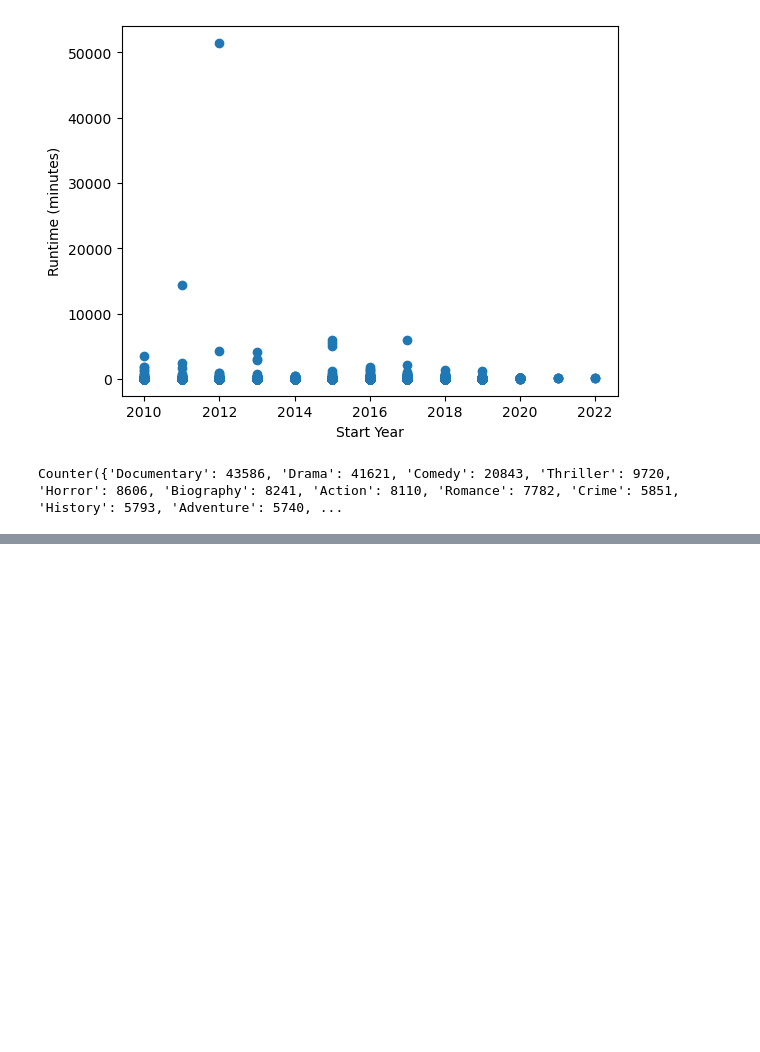
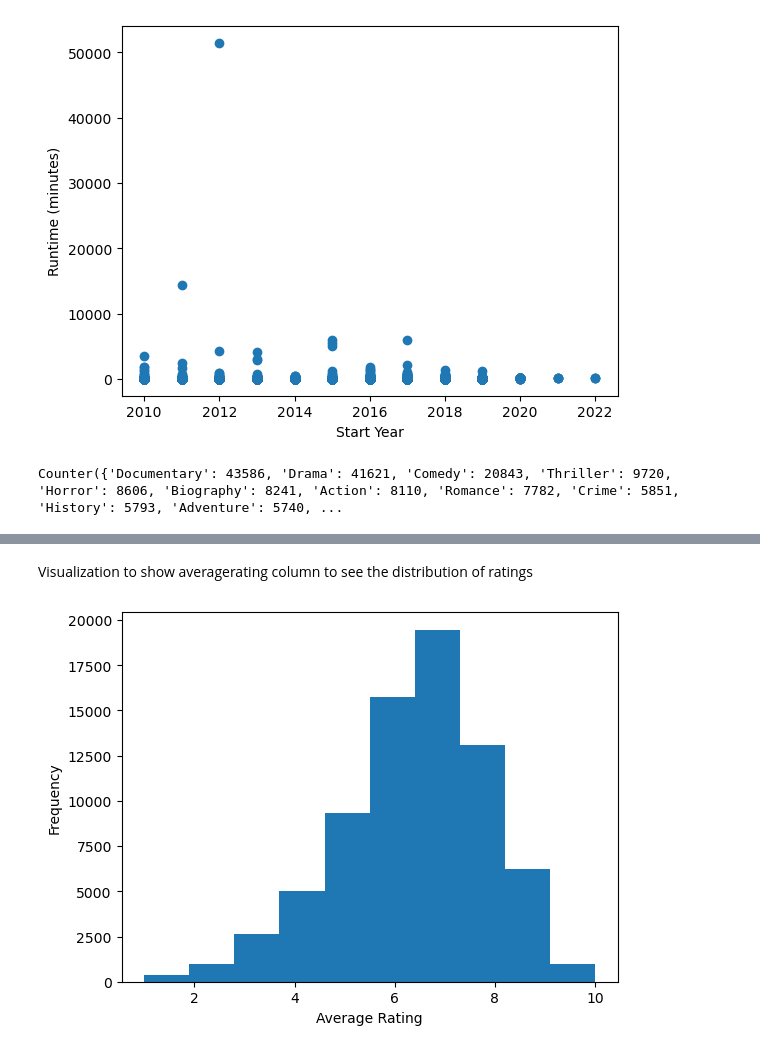
Before and after one commit to Derrick-wekesa/CineInsight-Microsoft-s-Box-Office-Breakthrough, a Jupyter notebook: data/student.ipynb, the cells around one changed output, grey strips where cells are left out. Drawn from its saved outputs; the diff is of its cells as text; code cells hidden in the pictures; blank space fills up the shorter version.

Commit message:
data analysis on movie ratings

```diff
--- a/data/student.ipynb
+++ b/data/student.ipynb
@@ -590,3 +590,15 @@ genre_counts = Counter(genres_list)
 print(genre_counts)
 # %% [output]
 Counter({'Documentary': 43586, 'Drama': 41621, 'Comedy': 20843, 'Thriller': 9720, 'Horror': 8606, 'Biography': 8241, 'Action': 8110, 'Romance': 7782, 'Crime': 5851, 'History': 5793, 'Adventure': 5740, ...
+# %%
+#connecting to sqlite
+conn = sqlite3.connect("im.db")
+
+#querying details from the data base
+movie_ratings_df=pd.read_sql_query("SELECT * FROM movie_ratings",conn)
+
+# Closing connection
+conn.close()
+
+# Display dataframe
+movie_ratings_df.head()
@@ -592,0 +612,4 @@ Counter({'Documentary': 43586, 'Drama': 41621, 'Comedy': 20843, 'Thriller': 9720
+# %%
+#checking missing values and dropping any rows with missing values
+
+movie_ratings_df.dropna(inplace=True)
@@ -592,0 +630,9 @@ Counter({'Documentary': 43586, 'Drama': 41621, 'Comedy': 20843, 'Thriller': 9720
+# %% [markdown]
+Visualization to show averagerating column to see the distribution of ratings
+# %%
+plt.hist(movie_ratings_df['averagerating'])
+plt.xlabel('Average Rating')
+plt.ylabel('Frequency')
+plt.show()
+# %% [output]
+[figure, added]
```
Also changed, not shown: parts of 4 cells of this notebook.
